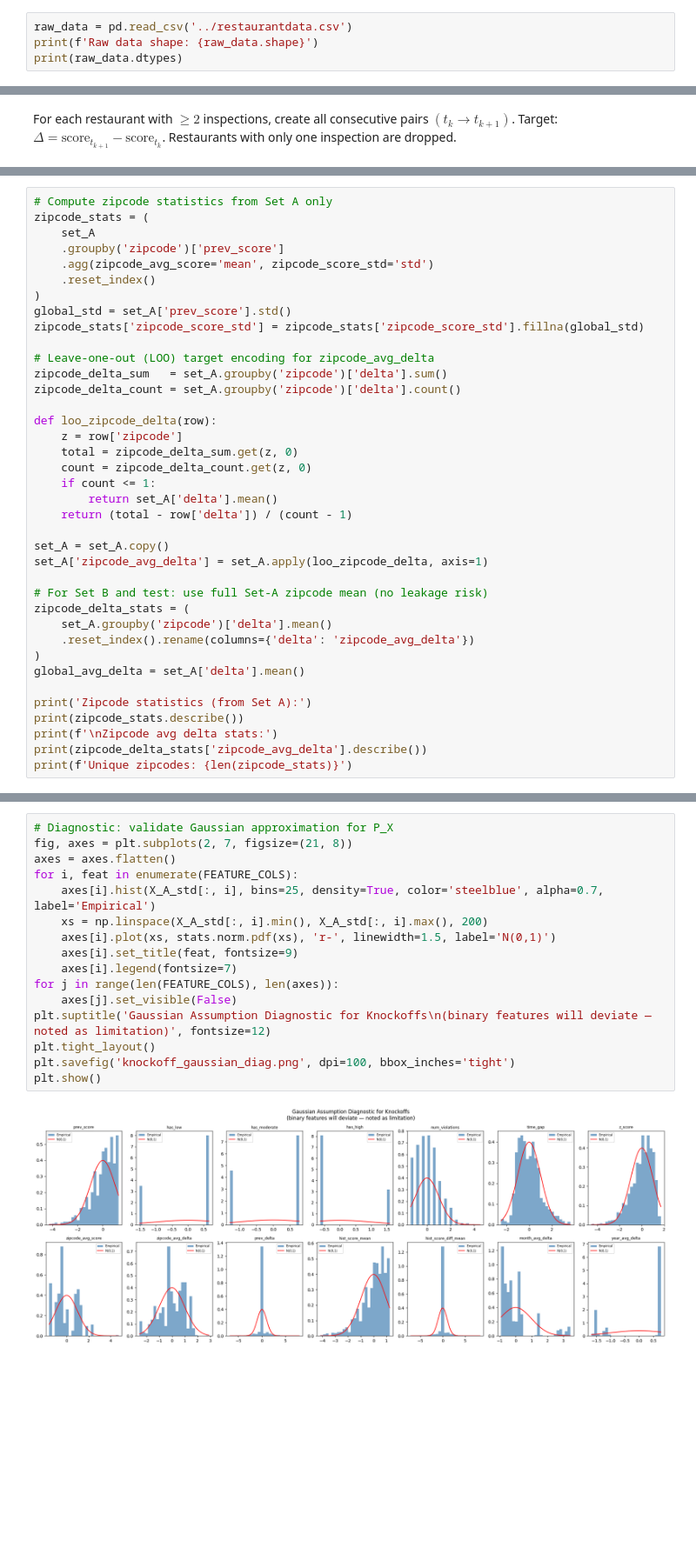
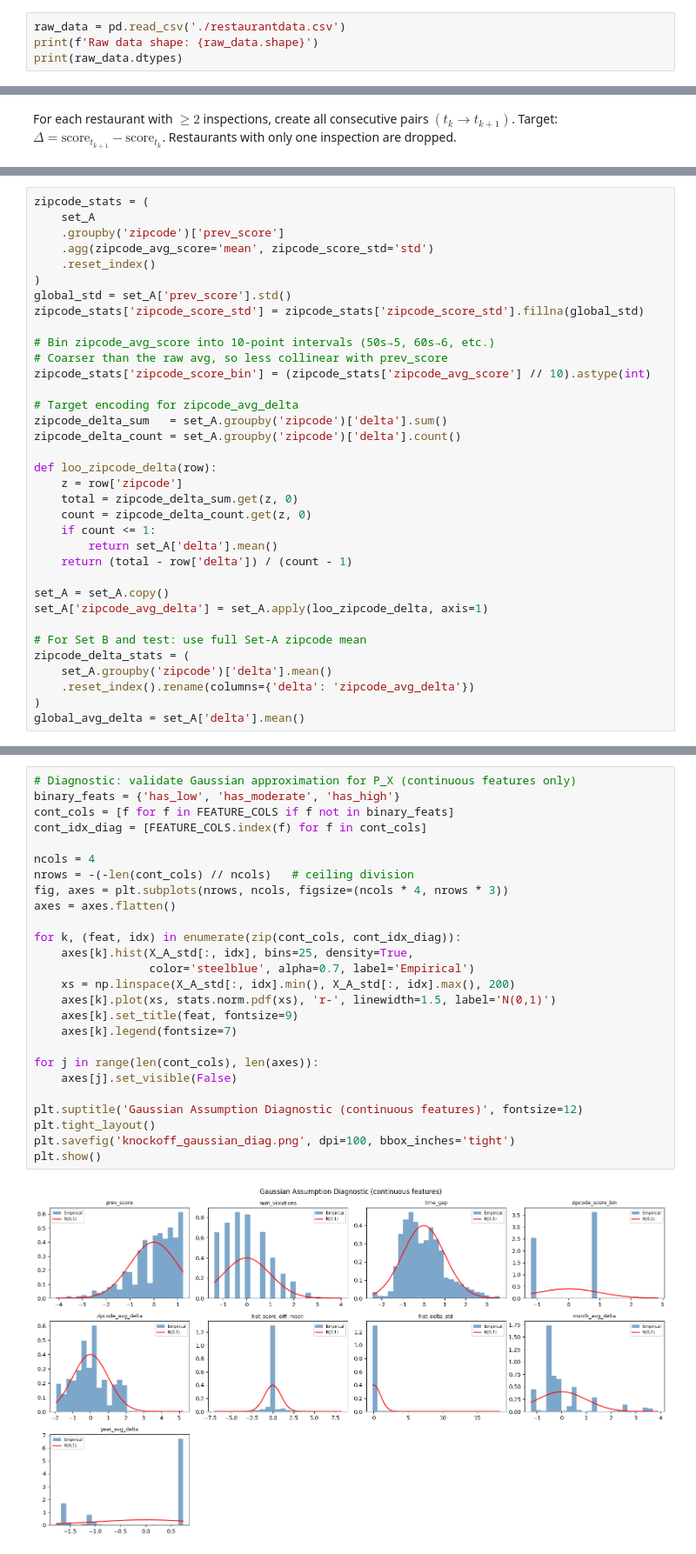
Before and after one commit to frank22lin/Multiple-Testing-Project, a Jupyter notebook: Project2/Project2.ipynb, the cells around one changed output, grey strips where cells are left out. Shown at 87% size. Saved outputs shown, nothing was run; the diff lists cells and outputs as text; blank space fills up the shorter version.

```diff
--- a/Project2/Project2.ipynb
+++ b/Project2/Project2.ipynb
@@ -33,5 +30,5 @@ FDR_LEVEL = 0.2  # knockoff FDR level (raised from 0.2: with ~3 true predictors
 # %%
-raw_data = pd.read_csv('../restaurantdata.csv')
+raw_data = pd.read_csv('./restaurantdata.csv')
 print(f'Raw data shape: {raw_data.shape}')
 print(raw_data.dtypes)
 # %% [output]
@@ -265,5 +247,4 @@ Zipcode statistics are computed from **Set A only** and applied as fixed constan
 # %%
-# Compute zipcode statistics from Set A only
 zipcode_stats = (
     set_A
     .groupby('zipcode')['prev_score']
@@ -273,7 +254,11 @@ zipcode_stats = (
 global_std = set_A['prev_score'].std()
 zipcode_stats['zipcode_score_std'] = zipcode_stats['zipcode_score_std'].fillna(global_std)
 
-# Leave-one-out (LOO) target encoding for zipcode_avg_delta
+# Bin zipcode_avg_score into 10-point intervals (50s→5, 60s→6, etc.)
+# Coarser than the raw avg, so less collinear with prev_score
+zipcode_stats['zipcode_score_bin'] = (zipcode_stats['zipcode_avg_score'] // 10).astype(int)
+
+# Target encoding for zipcode_avg_delta
 zipcode_delta_sum   = set_A.groupby('zipcode')['delta'].sum()
 zipcode_delta_count = set_A.groupby('zipcode')['delta'].count()
 
@@ -288,15 +273,9 @@ def loo_zipcode_delta(row):
 set_A = set_A.copy()
 set_A['zipcode_avg_delta'] = set_A.apply(loo_zipcode_delta, axis=1)
 
-# For Set B and test: use full Set-A zipcode mean (no leakage risk)
+# For Set B and test: use full Set-A zipcode mean
 zipcode_delta_stats = (
     set_A.groupby('zipcode')['delta'].mean()
     .reset_index().rename(columns={'delta': 'zipcode_avg_delta'})
 )
 global_avg_delta = set_A['delta'].mean()
-
-print('Zipcode statistics (from Set A):')
-print(zipcode_stats.describe())
-print(f'\nZipcode avg delta stats:')
-print(zipcode_delta_stats['zipcode_avg_delta'].describe())
-print(f'Unique zipcodes: {len(zipcode_stats)}')
@@ -716,21 +604,31 @@ Set A after dropping NaN: (1751, 14)
 # %%
-# Diagnostic: validate Gaussian approximation for P_X
-fig, axes = plt.subplots(2, 7, figsize=(21, 8))
+# Diagnostic: validate Gaussian approximation for P_X (continuous features only)
+binary_feats = {'has_low', 'has_moderate', 'has_high'}
+cont_cols = [f for f in FEATURE_COLS if f not in binary_feats]
+cont_idx_diag = [FEATURE_COLS.index(f) for f in cont_cols]
+
+ncols = 4
+nrows = -(-len(cont_cols) // ncols)   # ceiling division
+fig, axes = plt.subplots(nrows, ncols, figsize=(ncols * 4, nrows * 3))
 axes = axes.flatten()
-for i, feat in enumerate(FEATURE_COLS):
-    axes[i].hist(X_A_std[:, i], bins=25, density=True, color='steelblue', alpha=0.7, label='Empirical')
-    xs = np.linspace(X_A_std[:, i].min(), X_A_std[:, i].max(), 200)
-    axes[i].plot(xs, stats.norm.pdf(xs), 'r-', linewidth=1.5, label='N(0,1)')
-    axes[i].set_title(feat, fontsize=9)
-    axes[i].legend(fontsize=7)
-for j in range(len(FEATURE_COLS), len(axes)):
+
+for k, (feat, idx) in enumerate(zip(cont_cols, cont_idx_diag)):
+    axes[k].hist(X_A_std[:, idx], bins=25, density=True,
+                 color='steelblue', alpha=0.7, label='Empirical')
+    xs = np.linspace(X_A_std[:, idx].min(), X_A_std[:, idx].max(), 200)
+    axes[k].plot(xs, stats.norm.pdf(xs), 'r-', linewidth=1.5, label='N(0,1)')
+    axes[k].set_title(feat, fontsize=9)
+    axes[k].legend(fontsize=7)
+
+for j in range(len(cont_cols), len(axes)):
     axes[j].set_visible(False)
-plt.suptitle('Gaussian Assumption Diagnostic for Knockoffs\n(binary features will deviate — noted as limitation)', fontsize=12)
+
+plt.suptitle('Gaussian Assumption Diagnostic (continuous features)', fontsize=12)
 plt.tight_layout()
 plt.savefig('knockoff_gaussian_diag.png', dpi=100, bbox_inches='tight')
 plt.show()
 # %% [output]
-[figure, old version]
+[figure, new version]
 # %%
 # Construct mixed knockoffs (binary → Bernoulli re-standardised, continuous → Gaussian)
 print("Knockoff construction (mixed types):")
```
Also changed, not shown: parts of 38 cells of this notebook.
